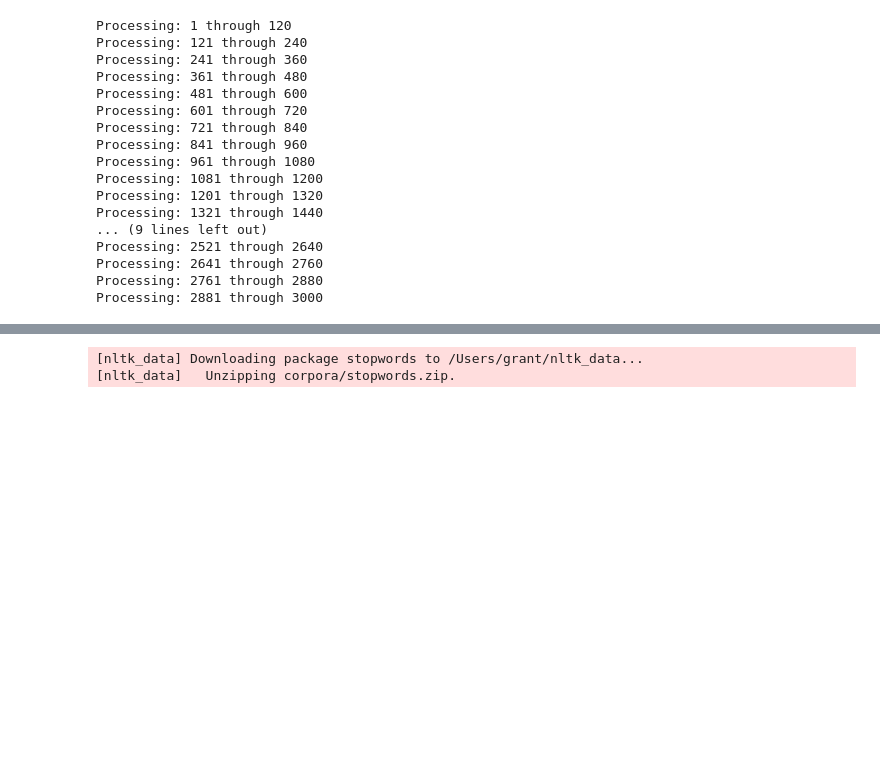
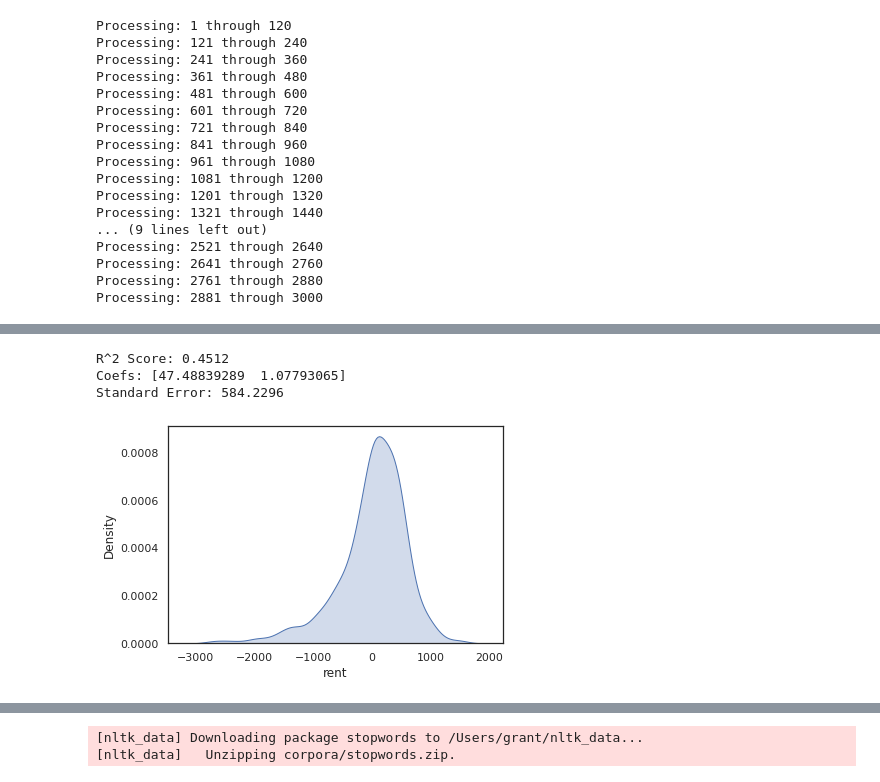
Before and after one commit to gbwiersum/CLApartmentScraper, a Jupyter notebook: CLScraper.ipynb, the cells around one changed output, grey strips where cells are left out. Drawn from its saved outputs; the diff is of its cells as text; code cells hidden in the pictures; blank space fills up the shorter version.

```diff
--- a/CLScraper.ipynb
+++ b/CLScraper.ipynb
@@ -45,9 +58,11 @@ def start_browser(headless = True):
   return webbrowser
 
 
-#Gets all listings for a given search query. If I had a main, this would be it.
-#Pages come in batches of 120. Pass "-1" to pages for all.
+#Starts searching at a predefined URL
+#Increments search for "results" number of pages, -1 for "all"
+#Listings are iterated over and attributes are put into a dictionary
 def get_listings(start_url, results=-1, cooldown=0):
+  browser=start_browser()
   browser.get(start_url)
   result_dict = {}
   if results == -1:
@@ -63,9 +78,9 @@ def get_listings(start_url, results=-1, cooldown=0):
         browser.get(start_url)
 
       #Debug:
-      pagestart = BeautifulSoup(browser.page_source).find('span', class_='rangeFrom').text
-      pageend = BeautifulSoup(browser.page_source).find('span', class_='rangeTo').text
-      print("Processing: "+pagestart+" through " + pageend)
+      #pagestart = BeautifulSoup(browser.page_source).find('span', class_='rangeFrom').text
+      #pageend = BeautifulSoup(browser.page_source).find('span', class_='rangeTo').text
+      #print("Processing: "+pagestart+" through " + pageend)
       #####
 
       listings = browser.find_elements(by=By.CLASS_NAME, value='result-info')
@@ -85,6 +100,8 @@ def get_listing_attributes(html):
 
     try:
       price = BeautifulSoup(html).find('span', class_="result-price").text
+      price = price.replace("$", "").replace(",", "")
+      price = int(price)
     except:
       price = None
 
@@ -227,0 +237,15 @@ listingdf[listingdf['html']==None]
+# %%
+from sklearn import linear_model
+y = model['rent']
+x = model[['beds', 'sqft']]
+multi_model = linear_model.LinearRegression()
+multi_model.fit(x,y)
+sns.kdeplot(multi_model.predict(x)-y, shade=True)
+print('R^2 Score: '+str(multi_model.score(x,y).round(4)))
+print("Coefs: "+str(multi_model.coef_))
+print("Standard Error: "+str((multi_model.predict(x)-y).std().round(4)))
+# %% [output]
+R^2 Score: 0.4512
+Coefs: [47.48839289  1.07793065]
+Standard Error: 584.2296
+[figure, added]
```
Also changed, not shown: parts of 48 cells of this notebook.
